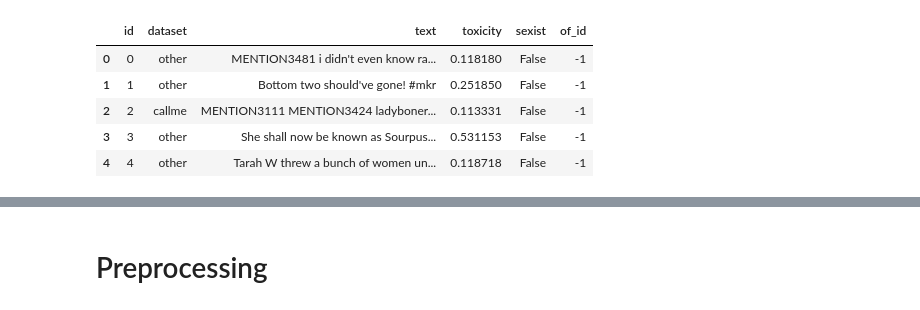
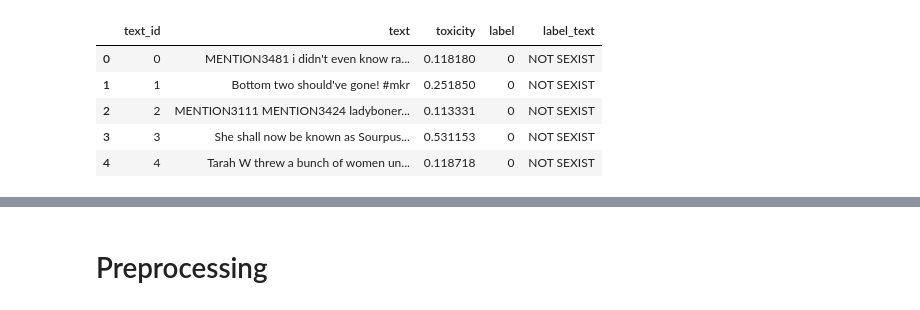
Before and after one commit to TomSOWI/thesis-datasets, a Jupyter notebook: CMSB/create_dataset.ipynb, the cells around one changed output, grey strips where cells are left out. Drawn from its saved outputs; the diff is of its cells as text; code cells hidden in the pictures.

```diff
--- a/CMSB/create_dataset.ipynb
+++ b/CMSB/create_dataset.ipynb
@@ -22,10 +34,19 @@ login(token="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")
 # %%
 df = pd.read_csv("raw/sexism_data.csv")
+df = df.rename(columns={"id":"text_id"})
+
+# Unify
+d = {True: 1, False: 0}
+df["label"] = df["sexist"].apply(lambda x: d[x])
+d = {True:"SEXIST", False: "NOT SEXIST"}
+df["label_text"] = df["sexist"].apply(lambda x: d[x])
+df = df.drop(["dataset","of_id", "sexist"], axis=1)
+
 df.head()
 # %% [output]
-|  | id | dataset | text | toxicity | sexist | of_id |
-| 0 | 0 | other | MENTION3481 i didn't even know ra... | 0.118180 | False | -1 |
-| 1 | 1 | other | Bottom two should've gone! #mkr | 0.251850 | False | -1 |
-| 2 | 2 | callme | MENTION3111 MENTION3424 ladyboner... | 0.113331 | False | -1 |
-| 3 | 3 | other | She shall now be known as Sourpus... | 0.531153 | False | -1 |
-| 4 | 4 | other | Tarah W threw a bunch of women un... | 0.118718 | False | -1 |
+|  | text_id | text | toxicity | label | label_text |
+| 0 | 0 | MENTION3481 i didn't even know ra... | 0.118180 | 0 | NOT SEXIST |
+| 1 | 1 | Bottom two should've gone! #mkr | 0.251850 | 0 | NOT SEXIST |
+| 2 | 2 | MENTION3111 MENTION3424 ladyboner... | 0.113331 | 0 | NOT SEXIST |
+| 3 | 3 | She shall now be known as Sourpus... | 0.531153 | 0 | NOT SEXIST |
+| 4 | 4 | Tarah W threw a bunch of women un... | 0.118718 | 0 | NOT SEXIST |
```
Also changed, not shown: parts of 13 cells of this notebook, 9 other files.
